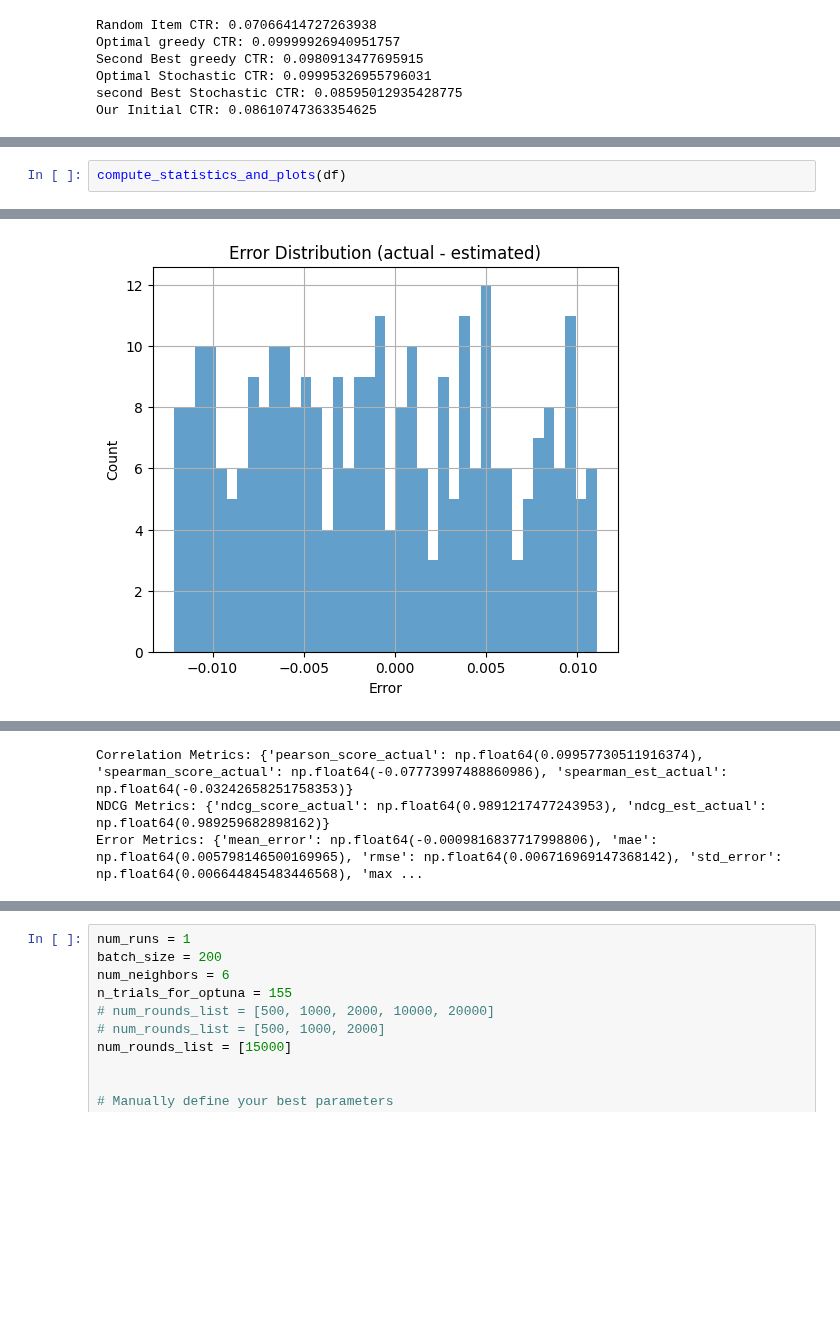
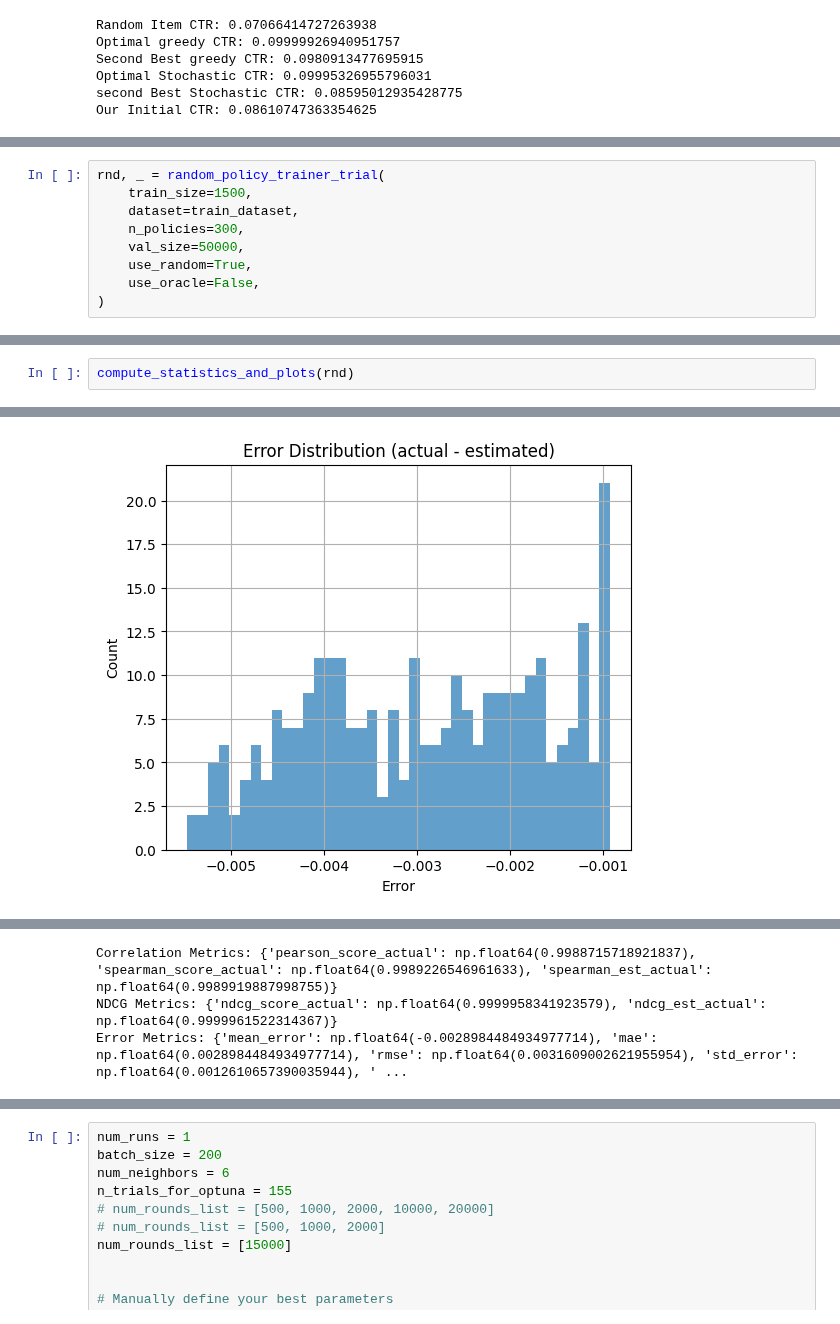
Before and after one commit to TauRoeed/OPC, a Jupyter notebook: run_OPL_tests.ipynb, the cells around one changed output, grey strips where cells are left out. Cells and saved outputs as stored; diff of their text form; blank space fills up the shorter version.

```diff
--- a/run_OPL_tests.ipynb
+++ b/run_OPL_tests.ipynb
@@ -200,0 +200,9 @@ Simulation time for 30000 samples: 0.0611572265625 seconds
+# %%
+rnd, _ = random_policy_trainer_trial(
+    train_size=1500,
+    dataset=train_dataset,
+    n_policies=300,
+    val_size=50000,
+    use_random=True,
+    use_oracle=False,
+)
@@ -229,3 +324,3 @@ Simulation time for 25000 samples: 0.06499552726745605 seconds
 # %%
-compute_statistics_and_plots(df)
+compute_statistics_and_plots(rnd)
 # %% [output]
@@ -238 +333 @@ compute_statistics_and_plots(df)
-[figure, old version]
+[figure, new version]
@@ -241,3 +336,3 @@ compute_statistics_and_plots(df)
-Correlation Metrics: {'pearson_score_actual': np.float64(0.09957730511916374), 'spearman_score_actual': np.float64(-0.07773997488860986), 'spearman_est_actual': np.float64(-0.03242658251758353)}
-NDCG Metrics: {'ndcg_score_actual': np.float64(0.9891217477243953), 'ndcg_est_actual': np.float64(0.989259682898162)}
-Error Metrics: {'mean_error': np.float64(-0.0009816837717998806), 'mae': np.float64(0.005798146500169965), 'rmse': np.float64(0.006716969147368142), 'std_error': np.float64(0.006644845483446568), 'max ...
+Correlation Metrics: {'pearson_score_actual': np.float64(0.9988715718921837), 'spearman_score_actual': np.float64(0.9989226546961633), 'spearman_est_actual': np.float64(0.9989919887998755)}
+NDCG Metrics: {'ndcg_score_actual': np.float64(0.9999958341923579), 'ndcg_est_actual': np.float64(0.9999961522314367)}
+Error Metrics: {'mean_error': np.float64(-0.0028984484934977714), 'mae': np.float64(0.0028984484934977714), 'rmse': np.float64(0.0031609002621955954), 'std_error': np.float64(0.0012610657390035944), ' ...
```
Also changed, not shown: parts of 23 cells of this notebook, 2 other files.
